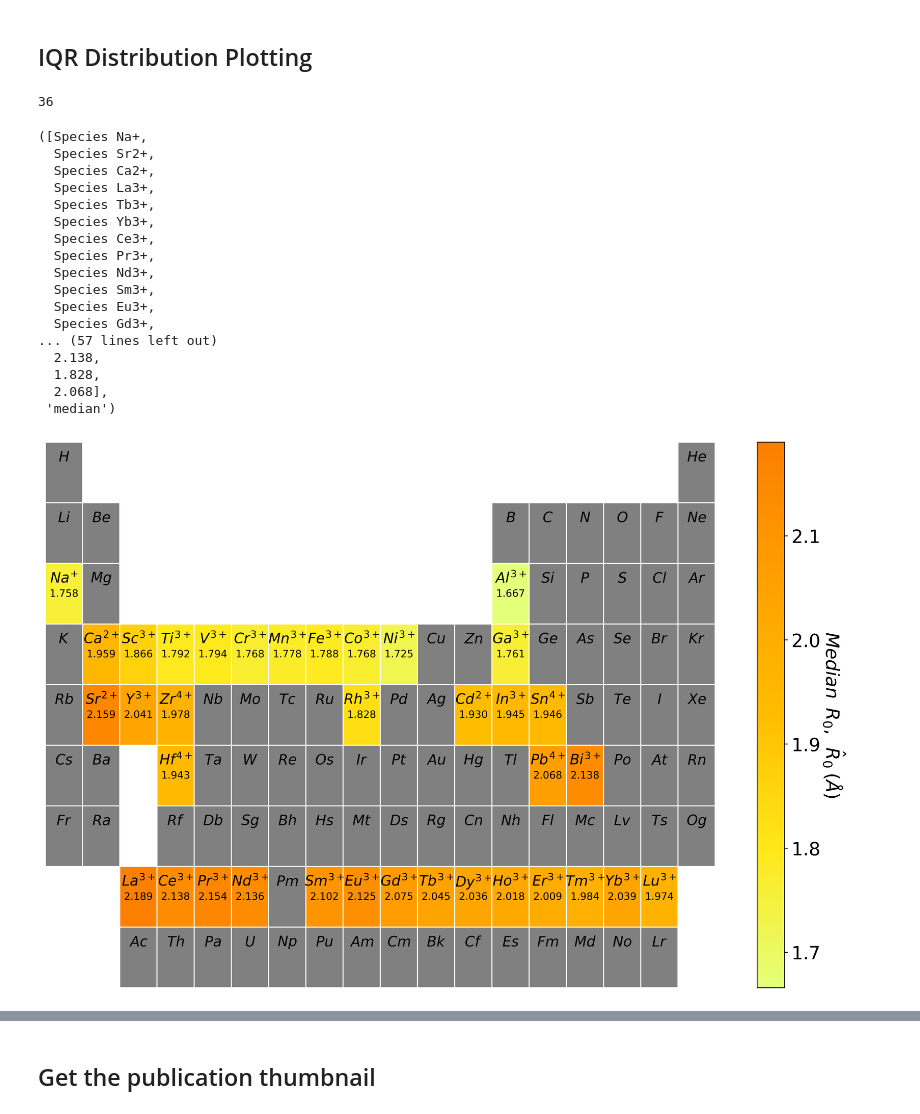
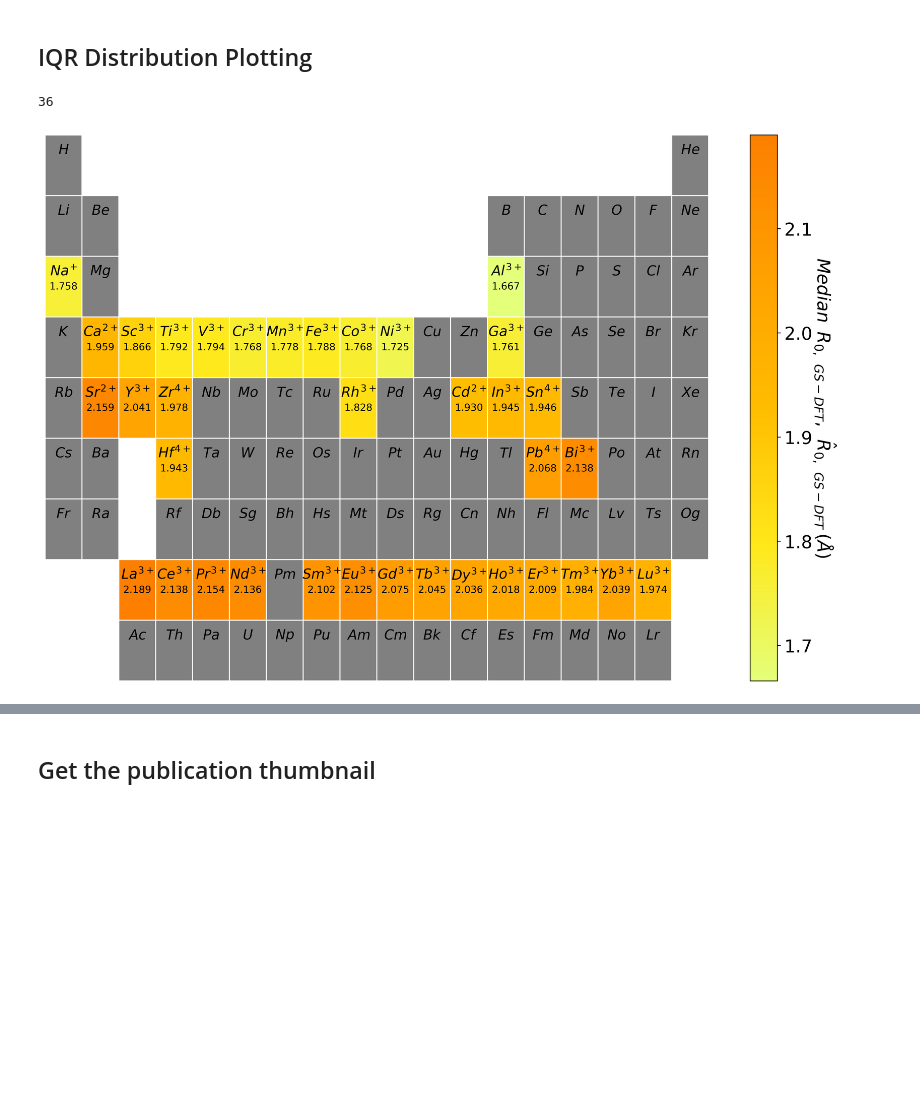
Before and after one commit to rymo1354/gii_minimization, a Jupyter notebook: test.ipynb, the cells around one changed output, grey strips where cells are left out. Saved outputs shown, nothing was run; the diff lists cells and outputs as text; code cells hidden in the pictures; blank space fills up the shorter version.

```diff
--- a/test.ipynb
+++ b/test.ipynb
@@ -11,7 +11,7 @@ from tqdm.notebook import tqdm
 # %% [markdown]
 ## Read in JSON for Testing
 # %%
-with open('structures_and_energies/188_ABO3_structures_and_energies_7_tilts.json') as json_file:
+with open('structures_and_energies/188_ABO3_structures_and_energies_11_tilts.json') as json_file:
     dct = json.load(json_file)
 for key in list(dct.keys()):
     dct[key]['structures'] = [Structure.from_dict(s) for s in dct[key]['structures']]
@@ -405,7 +401,7 @@ from visualization import plot_giis_pearsons
 # %% [markdown]
 ### p = 0.65
 # %%
-with open('optimized_parameters/cs_11_tilts_p_0.65_optimized_parameters.json') as json_file:
+with open('optimized_parameters/59_cs_11_tilts_p_0.65_optimized_parameters.json') as json_file:
     cs_065_params_dct = json.load(json_file)
 for cmpd in list(cs_065_params_dct.keys()):
     cs_065_params_dct[cmpd]['Cation'] = [Specie.from_dict(s) for s in cs_065_params_dct[cmpd]['Cation']]
@@ -465,25 +461,8 @@ cations, counts = get_cations_and_counts(dct_full)
 # %%
 import warnings
 warnings.filterwarnings("ignore")
-periodic_table_heatmap_plot(cations, counts, cs_065_params_dct, show='median')
+used, meds = periodic_table_heatmap_plot(cations, counts, cs_065_params_dct, show='median', name='figures/composition_specific_median.png')
 # %% [output]
 36
-([Species Na+,
-  Species Sr2+,
-  Species Ca2+,
-  Species La3+,
-  Species Tb3+,
-  Species Yb3+,
-  Species Ce3+,
-  Species Pr3+,
-  Species Nd3+,
-  Species Sm3+,
-  Species Eu3+,
-  Species Gd3+,
-... (57 lines left out)
-  2.138,
-  1.828,
-  2.068],
- 'median')
-[figure, old version]
+[figure, new version]
 # %%
```
Also changed, not shown: parts of 15 cells of this notebook, 9 other files.
